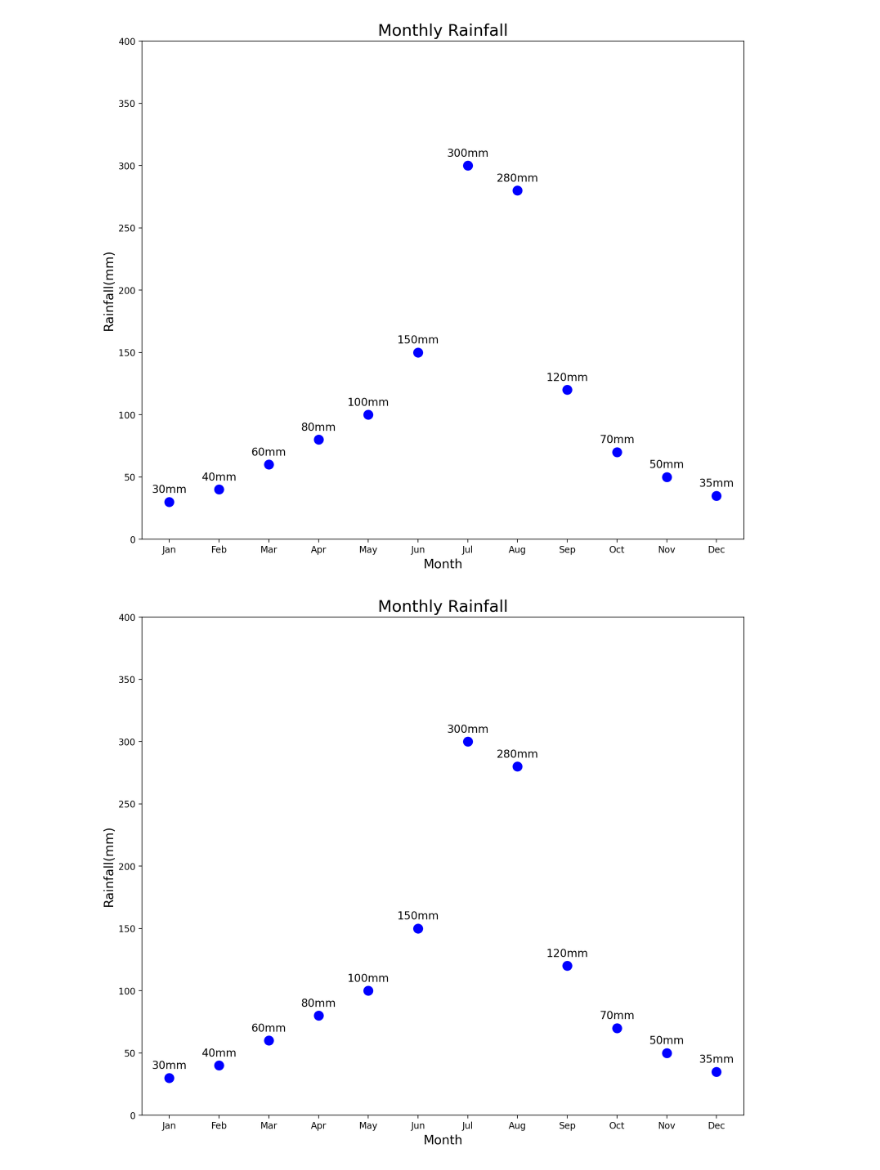
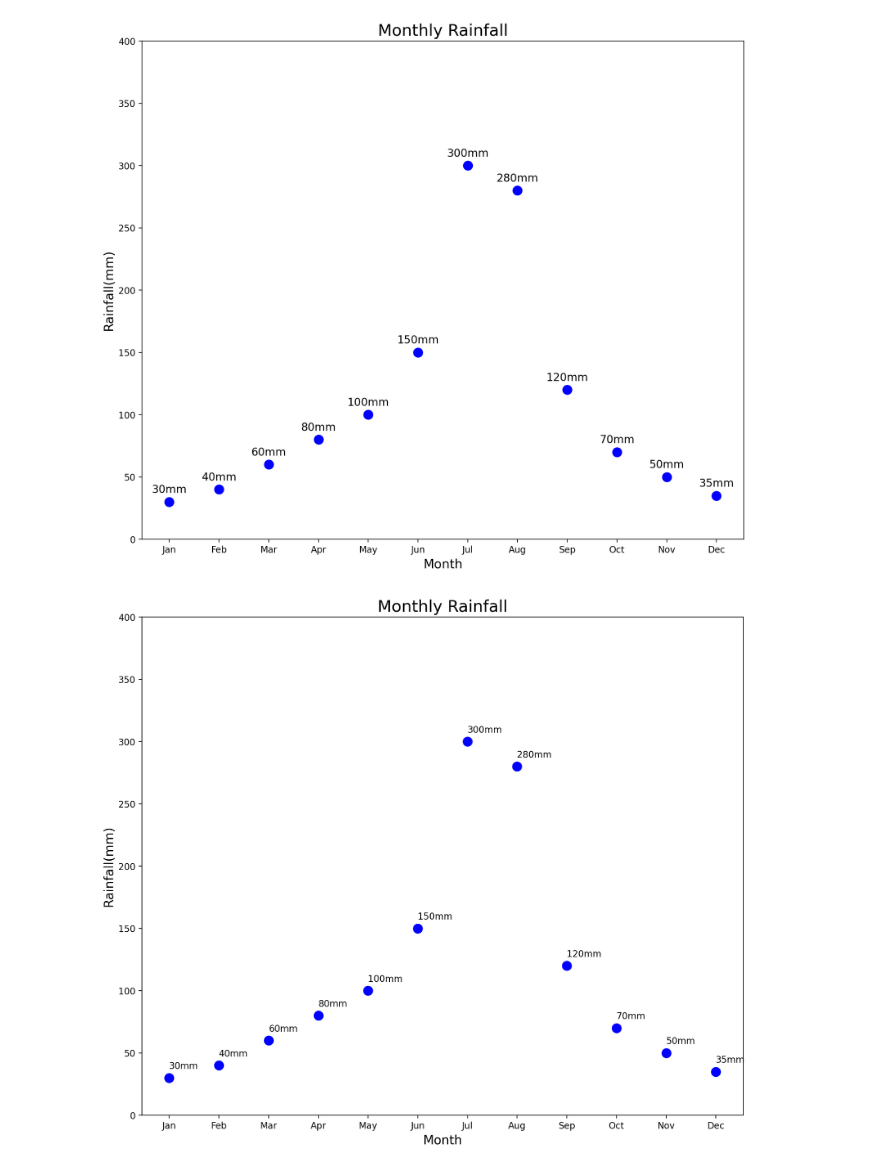
Before and after one commit to drms-creator/AIpython, a Jupyter notebook: 250502.ipynb, the cells around one changed output. Saved outputs shown, nothing was run; the diff lists cells and outputs as text; code cells hidden in the pictures.

```diff
--- a/250502.ipynb
+++ b/250502.ipynb
@@ -627,28 +635,27 @@ plt.show()
 # %%
 import matplotlib.pyplot as plt
 
 plt.figure(figsize=(12, 10))
 plt.ylim(0, 400)
 
 Month = ['Jan', 'Feb', 'Mar', 'Apr', 'May', 'Jun', 'Jul', 'Aug', 'Sep', 'Oct', 'Nov', 'Dec']
 Rainfall = [30, 40, 60, 80, 100, 150, 300, 280, 120, 70, 50, 35]
 
 # 그래프 그리기
 plt.scatter(Month, Rainfall, s=100, color='blue')
 plt.xlabel("Month", fontsize=14)
 plt.ylabel("Rainfall(mm)", fontsize=14)
 plt.title("Monthly Rainfall", fontsize=18)
 
 # annotate를 사용하여 각 점 위에 강수량 표시
 for i in range(len(Rainfall)):
-    txt = str(Rainfall[i])
-    plt.annotate(f"{txt}mm",
+    text = str(Rainfall[i])
+    plt.annotate(f"{text}mm",
                  (Month[i], Rainfall[i]),
                  textcoords="offset points",
                  xytext=(0, 10),  # 텍스트를 점 위에 10 포인트 위치시킴
-                 ha='center',     # 수평 정렬 중앙
-                 fontsize=12)     # 글씨 크기 설정
+                 )
 
 plt.show()
 # %% [output]
-[figure, old version]
+[figure, new version]
```
Also changed, not shown: parts of 2 cells of this notebook.
